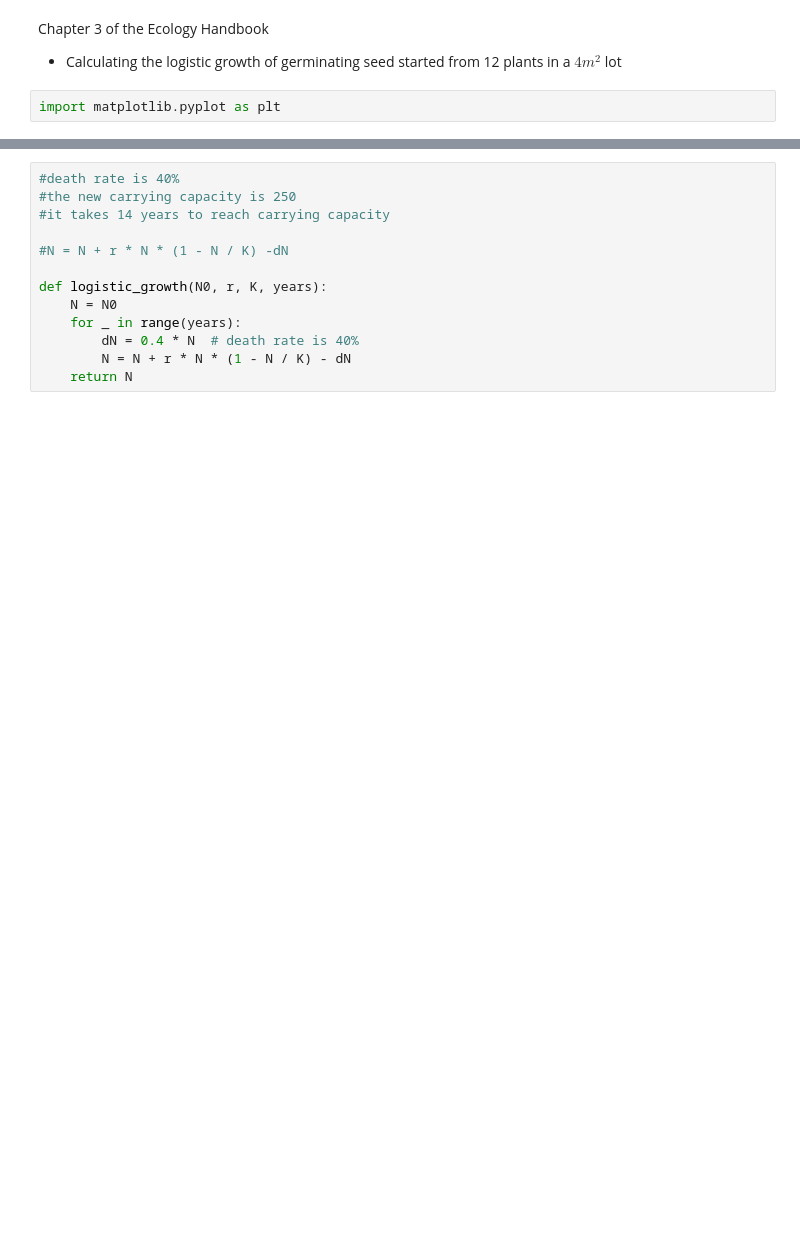
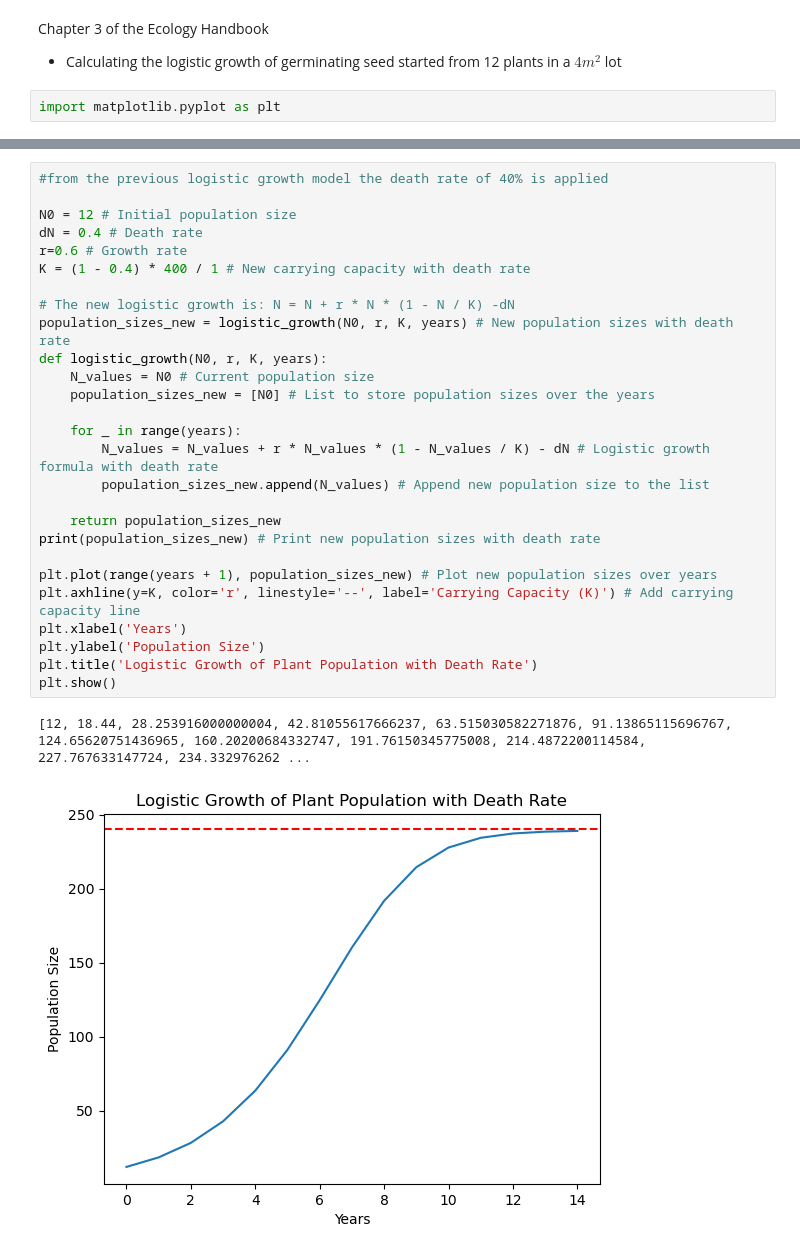
Before and after one commit to BotchedPleb/BIO_350_F25, a Jupyter notebook: IC_assignment3.ipynb, the cells around one changed output, grey strips where cells are left out. Saved outputs shown, nothing was run; the diff lists cells and outputs as text; blank space fills up the shorter version.

Commit message:
In IC_A3, I was able to figure out how to get the new carrying capcity of 240. also updated the readme.

```diff
--- a/IC_assignment3.ipynb
+++ b/IC_assignment3.ipynb
@@ -41,15 +41,32 @@ plt.show()
 # %% [output]
 [figure]
 # %%
-#death rate is 40%
-#the new carrying capacity is 250
-#it takes 14 years to reach carrying capacity
+#from the previous logistic growth model the death rate of 40% is applied
 
-#N = N + r * N * (1 - N / K) -dN
+N0 = 12 # Initial population size
+dN = 0.4 # Death rate
+r=0.6 # Growth rate
+K = (1 - 0.4) * 400 / 1 # New carrying capacity with death rate
 
+# The new logistic growth is: N = N + r * N * (1 - N / K) -dN
+population_sizes_new = logistic_growth(N0, r, K, years) # New population sizes with death rate
 def logistic_growth(N0, r, K, years):
-    N = N0
+    N_values = N0 # Current population size
+    population_sizes_new = [N0] # List to store population sizes over the years
+
     for _ in range(years):
-        dN = 0.4 * N  # death rate is 40%
-        N = N + r * N * (1 - N / K) - dN
-    return N
+        N_values = N_values + r * N_values * (1 - N_values / K) - dN # Logistic growth formula with death rate
+        population_sizes_new.append(N_values) # Append new population size to the list
+
+    return population_sizes_new
+print(population_sizes_new) # Print new population sizes with death rate
+
+plt.plot(range(years + 1), population_sizes_new) # Plot new population sizes over years
+plt.axhline(y=K, color='r', linestyle='--', label='Carrying Capacity (K)') # Add carrying capacity line
+plt.xlabel('Years')
+plt.ylabel('Population Size')
+plt.title('Logistic Growth of Plant Population with Death Rate')
+plt.show()
+# %% [output]
+[12, 18.44, 28.253916000000004, 42.81055617666237, 63.515030582271876, 91.13865115696767, 124.65620751436965, 160.20200684332747, 191.76150345775008, 214.4872200114584, 227.767633147724, 234.332976262 ...
+[figure, added]
```
Also changed, not shown: parts of 2 cells of this notebook, 1 other file.
